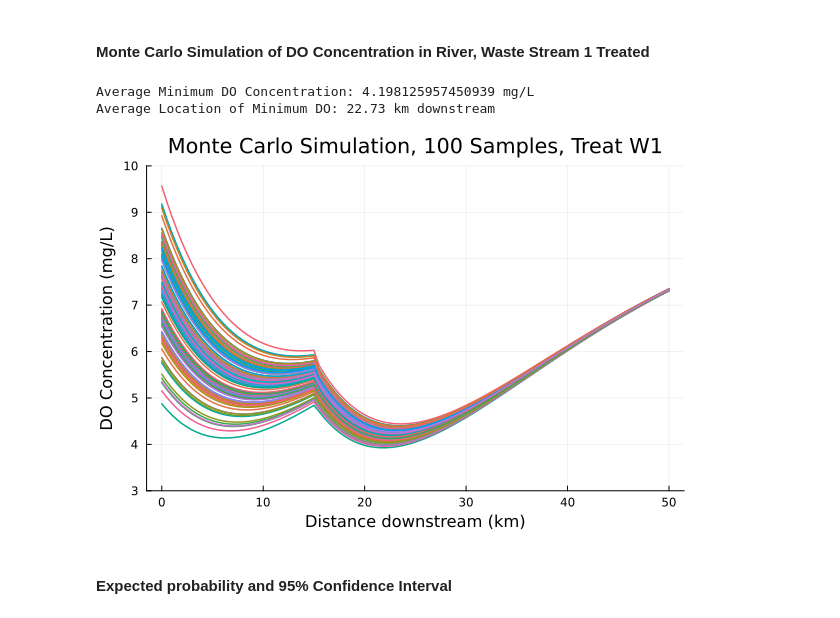
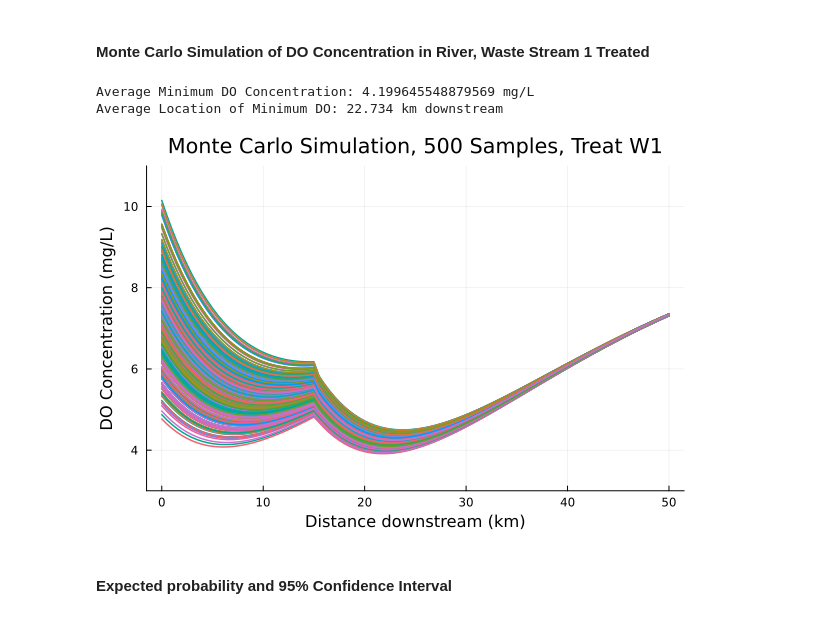
Before and after one commit to BEE4750-FA25/hw3-mohogos, a Jupyter notebook: hw03.ipynb, the cells around one changed output. Drawn from its saved outputs; the diff is of its cells as text; code cells hidden in the pictures.

```diff
--- a/hw03.ipynb
+++ b/hw03.ipynb
@@ -632,9 +718,9 @@ TaskLocalRNG()
 C_river = 7.5 #mg/L
 
 ln_distribution = LogNormal(2.0, 0.15)
-ln_DO_river = rand(ln_distribution,100)
+ln_DO_river = rand(ln_distribution,500)
 
-bar(ln_DO_river, legend=:false, bins=100)
+bar(ln_DO_river, legend=:false, bins=500)
 ylabel!("DO concentration (mg/L)")
 xlabel!("Simulation #")
 # %% [output]
@@ -773,37 +859,37 @@ for C_r in ln_DO_river
     N0_2 = (Q_m1*N_15 + Q2*N2_ws) / Q_total
 
     # Calculate DO along river
     x1, C1 = do_analytic_1(C0_1, B0_1, N0_1, k_a, k_n, k_c, C_s, U)
     x2, C2 = do_analytic_2(C0_2, B0_2, N0_2, k_a, k_n, k_c, C_s, U)
 
     DO_distance = vcat(x1, x2[2:end])
     DO_concentration = vcat(C1, C2[2:end])
 
     # Store each profile
     push!(all_profiles, (DO_distance, DO_concentration))
 
     # Store minimum DO
     min_DO = minimum(DO_concentration)
     min_index = argmin(DO_concentration)
     min_distance = DO_distance[min_index]
     push!(min_DO_vals, min_DO)
     push!(min_dist_vals, min_distance)
 end
 
 println("Average Minimum DO Concentration: $(mean(min_DO_vals)) mg/L")
 println("Average Location of Minimum DO: $(mean(min_dist_vals)) km downstream")
 
-plt = plot(title="Monte Carlo Simulation, 100 Samples, Treat W1", xlabel="Distance downstream (km)", ylabel="DO Concentration (mg/L)", ylim=(3, 10), legend=false)
+plt = plot(title="Monte Carlo Simulation, 500 Samples, Treat W1", xlabel="Distance downstream (km)", ylabel="DO Concentration (mg/L)", ylim=(3, 11), legend=false)
 
 for (dist, conc) in all_profiles
     plot!(plt, dist, conc, lw=1.5)
 end
 
 display(plt)
 # %% [output]
-Average Minimum DO Concentration: 4.198125957450939 mg/L
-Average Location of Minimum DO: 22.73 km downstream
+Average Minimum DO Concentration: 4.199645548879569 mg/L
+Average Location of Minimum DO: 22.734 km downstream
-[figure, old version]
+[figure, new version]
 # %% [markdown]
 #### Expected probability and 95% Confidence Interval
 # %%
```
Also changed, not shown: parts of 11 cells of this notebook.
